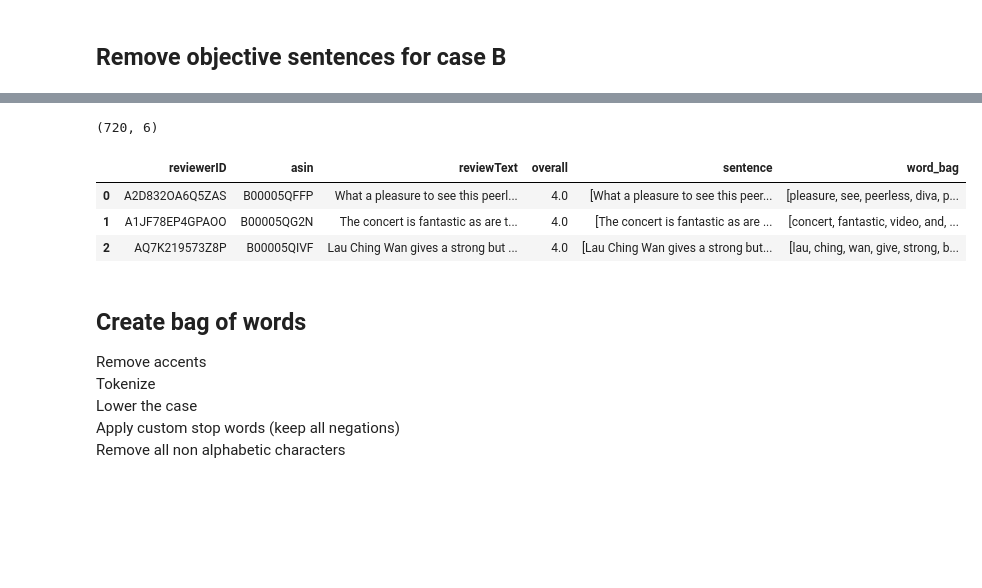
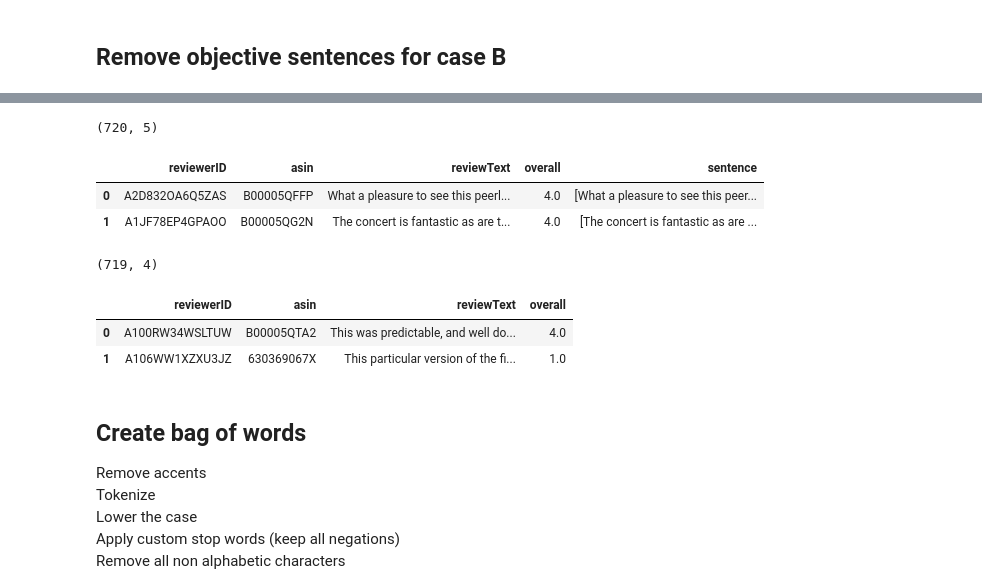
Before and after one commit to j-gd/movie_mood, a Jupyter notebook: src/ab_testing_dev/B_testing.ipynb, the cells around one changed output, grey strips where cells are left out. Cells and saved outputs as stored; diff of their text form; code cells hidden in the pictures; blank space fills up the shorter version.

Commit message:
Update abtest dict; run obj filter transform at 0.88

```diff
--- a/src/ab_testing_dev/B_testing.ipynb
+++ b/src/ab_testing_dev/B_testing.ipynb
@@ -102,6 +99,6 @@ OBJ_THRESHOLD = 0.8
 %reload_ext autoreload
 obj_path = '../obj_subj_dev/'
 fit_obj_tf = obj_path + 'fit_tfidf_vectorizer_for_obj_subj_sentences_classification.pkl'
-fit_obj_model = obj_path + 'GBC_300_0.5_5_0.9cv.pkl'
+fit_obj_model = obj_path + 'GBC_300_0.5_5_0.88cv.pkl'
 subj_filter = SubjectiveFilter(fit_obj_tf, fit_obj_model)
 # %%
@@ -120,35 +146,20 @@ AttributeError: 'list' object has no attribute 'lower'
 # %%
 # res = subj_filter.transform(test_reviews.iloc[:200,:],'reviewText', debug_level=10)
-# %%
-abtest = {
-    'A': {
-        'train': {
-            'reviews_df': cases['A']['train']
-        },
-        'test': {
-            'reviews_df': cases['A']['test']
-        }
-    },
-    'B': {
-        'train': {
-            'reviews_df': cases['B']['train']
-        },
-        'test': {
-            'reviews_df': cases['B']['test']
-        }
-    }
-}
 # %%
 def info(ab, train_test, df, nb_lines=3):
     print(abtest[ab][train_test][df].shape)
     display(abtest[ab][train_test][df].head(nb_lines))
-info('A','test','reviews_df')
+info('A','test','reviews_df', 2)
+info('B','test','reviews_df', 2)
 # %% [output]
-(720, 6)
+(720, 5)
-|  | reviewerID | asin | reviewText | overall | sentence | word_bag |
-| 0 | A2D832OA6Q5ZAS | B00005QFFP | What a pleasure to see this peerl... | 4.0 | [What a pleasure to see this peer... | [pleasure, see, peerless, diva, p... |
-| 1 | A1JF78EP4GPAOO | B00005QG2N | The concert is fantastic as are t... | 4.0 | [The concert is fantastic as are ... | [concert, fantastic, video, and, ... |
-| 2 | AQ7K219573Z8P | B00005QIVF | Lau Ching Wan gives a strong but ... | 4.0 | [Lau Ching Wan gives a strong but... | [lau, ching, wan, give, strong, b... |
+|  | reviewerID | asin | reviewText | overall | sentence |
+| 0 | A2D832OA6Q5ZAS | B00005QFFP | What a pleasure to see this peerl... | 4.0 | [What a pleasure to see this peer... |
+| 1 | A1JF78EP4GPAOO | B00005QG2N | The concert is fantastic as are t... | 4.0 | [The concert is fantastic as are ... |
+(719, 4)
+|  | reviewerID | asin | reviewText | overall |
+| 0 | A100RW34WSLTUW | B00005QTA2 | This was predictable, and well do... | 4.0 |
+| 1 | A106WW1XZXU3JZ | 630369067X | This particular version of the fi... | 1.0 |
 # %% [markdown]
 ## Create bag of words
 Remove accents
```
Also changed, not shown: parts of 10 cells of this notebook, 3 other files.
